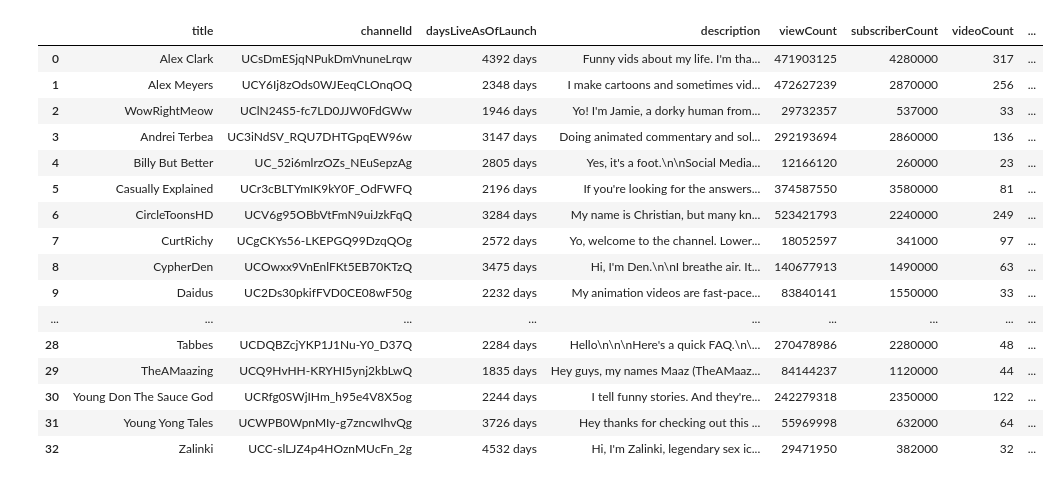
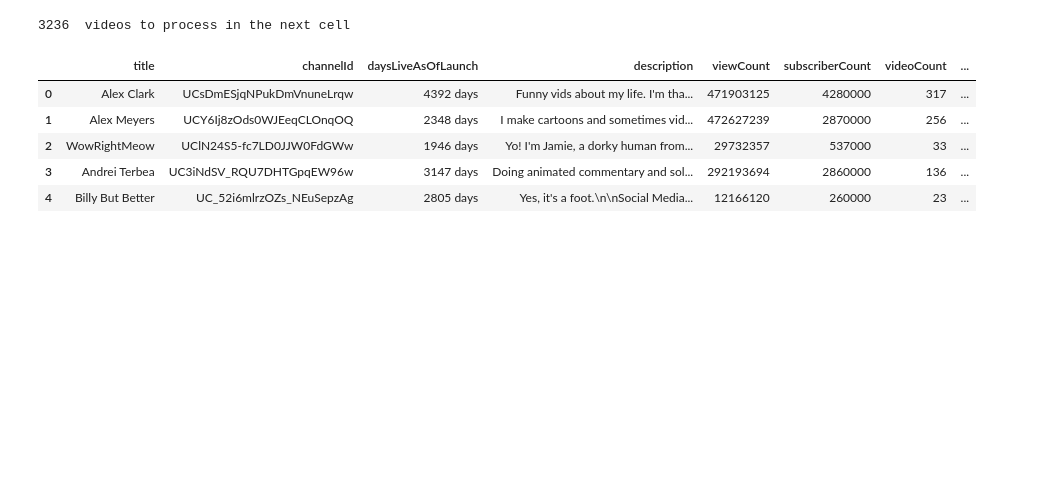
Before and after one commit to ojiwon-kenobi/youtuberChannels, a Jupyter notebook: dataProcessing.ipynb, the cells around one changed output. Saved outputs shown, nothing was run; the diff lists cells and outputs as text; code cells hidden in the pictures; blank space fills up the shorter version.

```diff
--- a/dataProcessing.ipynb
+++ b/dataProcessing.ipynb
@@ -5,49 +40,41 @@ from datetime import datetime
 # %%
-df = pd.read_json (r'channelData.json')
+df = pd.read_json (r'channelListResponse.json')
 REFERENCE_UTC_NOW= datetime(2021, 12, 12, 5, 2, 59, 166993)
 total_df= pd.DataFrame()
+
 for index, row in df.iterrows():
     items=df['items'][index][0]
     snippet = items['snippet']
 
     title=snippet['title']
     channelId=items['id']
     publishedAt=snippet['publishedAt']
     description=snippet['description']
     viewCount=items['statistics']['viewCount']
     subscriberCount=items['statistics']['subscriberCount']
     videoCount=items['statistics']['videoCount']
     daysLive = pd.Timedelta(REFERENCE_UTC_NOW - datetime.strptime(publishedAt, '%Y-%m-%d'+'T'+'%H:%M:%S'+'Z')).round('d')
     data = {'title':title,
     'channelId': channelId,
     'daysLiveAsOfLaunch': daysLive,
     'description': description,
-    'viewCount': viewCount,
-    'subscriberCount':subscriberCount,
-    'videoCount':videoCount,
-    'subscribersPerDay' : subscriberCount/daysLive,
-    'viewCountPerDay' : viewCount/daysLive
+    'viewCount': int(viewCount),
+    'subscriberCount': int(subscriberCount),
+    'videoCount': int(videoCount),
+    'subscribersPerDay' : int(subscriberCount/daysLive),
+    'viewCountPerDay' : int(viewCount/daysLive)
     }
     df_generated = pd.DataFrame(data, index=[index])
     total_df= total_df.append(df_generated)
-total_df
+print(total_df['videoCount'].sum(), " videos to process in the next cell")
+total_df.head()
 #important. date ref is 12/11 because this is when I pulled this data.
 # %% [output]
+3236  videos to process in the next cell
 |  | title | channelId | daysLiveAsOfLaunch | description | viewCount | subscriberCount | videoCount | ... |
 | 0 | Alex Clark | UCsDmESjqNPukDmVnuneLrqw | 4392 days | Funny vids about my life. I'm tha... | 471903125 | 4280000 | 317 | ... |
 | 1 | Alex Meyers | UCY6Ij8zOds0WJEeqCLOnqOQ | 2348 days | I make cartoons and sometimes vid... | 472627239 | 2870000 | 256 | ... |
 | 2 | WowRightMeow | UClN24S5-fc7LD0JJW0FdGWw | 1946 days | Yo! I'm Jamie, a dorky human from... | 29732357 | 537000 | 33 | ... |
 | 3 | Andrei Terbea | UC3iNdSV_RQU7DHTGpqEW96w | 3147 days | Doing animated commentary and sol... | 292193694 | 2860000 | 136 | ... |
 | 4 | Billy But Better | UC_52i6mlrzOZs_NEuSepzAg | 2805 days | Yes, it's a foot.\n\nSocial Media... | 12166120 | 260000 | 23 | ... |
-| 5 | Casually Explained | UCr3cBLTYmIK9kY0F_OdFWFQ | 2196 days | If you're looking for the answers... | 374587550 | 3580000 | 81 | ... |
-| 6 | CircleToonsHD | UCV6g95OBbVtFmN9uiJzkFqQ | 3284 days | My name is Christian, but many kn... | 523421793 | 2240000 | 249 | ... |
-| 7 | CurtRichy | UCgCKYs56-LKEPGQ99DzqQOg | 2572 days | Yo, welcome to the channel. Lower... | 18052597 | 341000 | 97 | ... |
-| 8 | CypherDen | UCOwxx9VnEnlFKt5EB70KTzQ | 3475 days | Hi, I'm Den.\n\nI breathe air. It... | 140677913 | 1490000 | 63 | ... |
-| 9 | Daidus | UC2Ds30pkifFVD0CE08wF50g | 2232 days | My animation videos are fast-pace... | 83840141 | 1550000 | 33 | ... |
-| ... | ... | ... | ... | ... | ... | ... | ... | ... |
-| 28 | Tabbes | UCDQBZcjYKP1J1Nu-Y0_D37Q | 2284 days | Hello\n\n\nHere's a quick FAQ.\n\... | 270478986 | 2280000 | 48 | ... |
-| 29 | TheAMaazing | UCQ9HvHH-KRYHI5ynj2kbLwQ | 1835 days | Hey guys, my names Maaz (TheAMaaz... | 84144237 | 1120000 | 44 | ... |
-| 30 | Young Don The Sauce God | UCRfg0SWjIHm_h95e4V8X5og | 2244 days | I tell funny stories. And they're... | 242279318 | 2350000 | 122 | ... |
-| 31 | Young Yong Tales | UCWPB0WpnMIy-g7zncwIhvQg | 3726 days | Hey thanks for checking out this ... | 55969998 | 632000 | 64 | ... |
-| 32 | Zalinki | UCC-slLJZ4p4HOznMUcFn_2g | 4532 days | Hi, I'm Zalinki, legendary sex ic... | 29471950 | 382000 | 32 | ... |
 # %%
```
Also changed, not shown: parts of 5 cells of this notebook, 1 other file.
